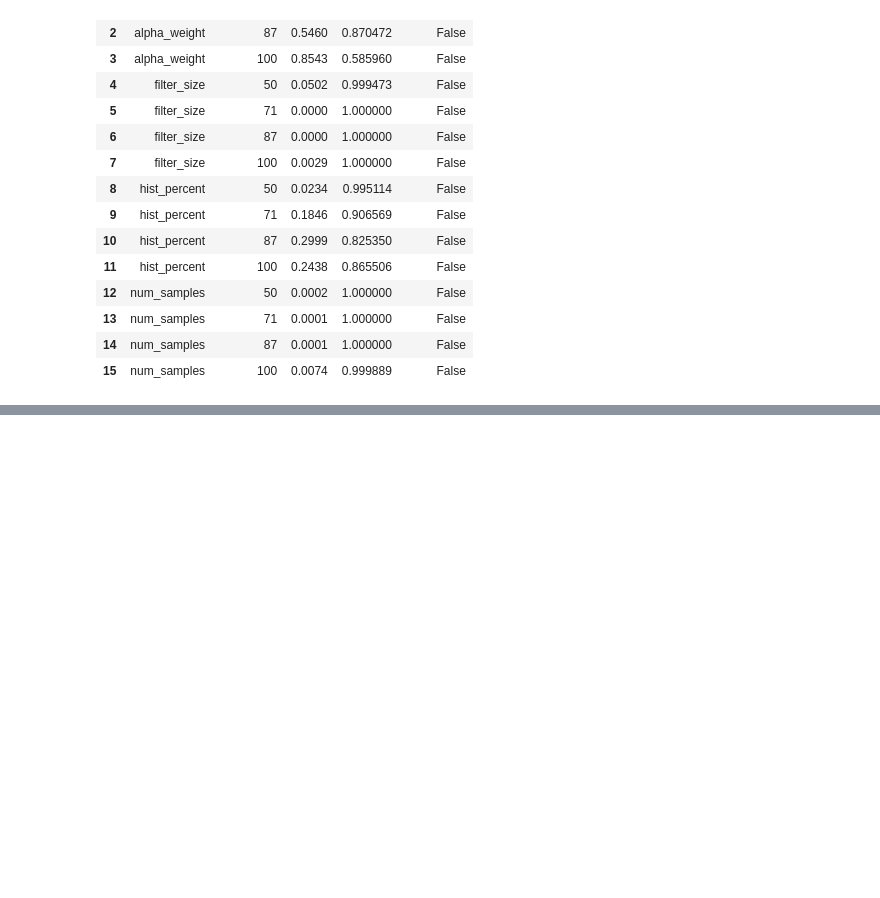
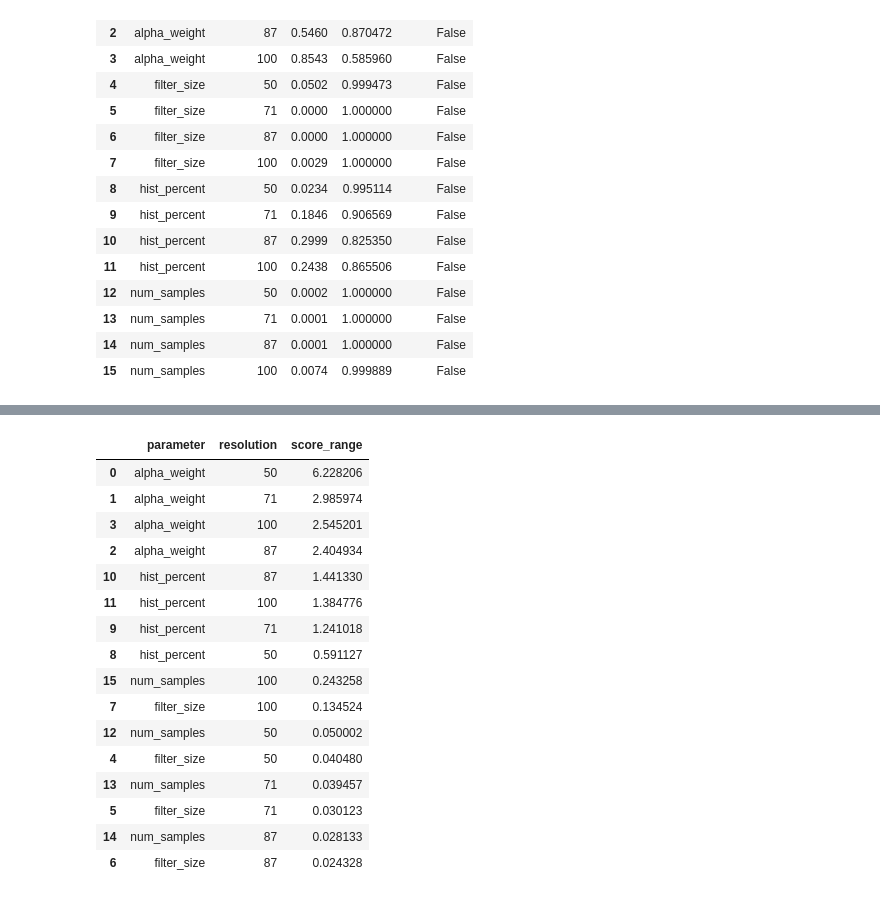
Before and after one commit to mariabeatrizsilva/PerceptualTAA, a Jupyter notebook: plots_for_paper.ipynb, the cells around one changed output, grey strips where cells are left out. Saved outputs shown, nothing was run; the diff lists cells and outputs as text; code cells hidden in the pictures; blank space fills up the shorter version.

```diff
--- a/plots_for_paper.ipynb
+++ b/plots_for_paper.ipynb
@@ -198,3 +218,9 @@ anova_df
 | 13 | num_samples | 71 | 0.0001 | 1.000000 | False |
 | 14 | num_samples | 87 | 0.0001 | 1.000000 | False |
 | 15 | num_samples | 100 | 0.0074 | 0.999889 | False |
+# %%
+# Setup plot color & orders (for consistency)
+res_order = ['100%', '87%', '71%', '50%']
+res_colors = [ '#2a7db5', '#2ca05a', '#e07b3d', '#d4504a']
+
+color_scale = alt.Scale(domain=res_order, range=res_colors)
@@ -230,0 +370,30 @@ alt.vconcat(*[alt.hconcat(*charts[:2]), alt.hconcat(*charts[2:])]).resolve_scale
+# %%
+agg = df.groupby(['parameter', 'resolution', 'value'])['score_centered'].agg(['mean', 'std', 'count']).reset_index()
+agg['ci95'] = 1.96 * (agg['std'] / np.sqrt(agg['count']))
+agg['resolution'] = agg['resolution'].astype(str) + '%'
+
+# Compute global y domain
+y_min = (agg['mean'] - agg['ci95']).min()
+y_max = (agg['mean'] + agg['ci95']).max()
+y_scale = alt.Scale(domain=[y_min, y_max])
+
+charts = []
+for param in PARAMS:
+    sub = agg[agg['parameter'] == param]
+    band = alt.Chart(sub).mark_errorband(opacity=0.2).encode(
+        x=alt.X('value:Q', title=param),
+        y=alt.Y('mean:Q', title='Mean Centered CGVQM', scale=y_scale),
+        yError='ci95:Q',
+        color=alt.Color('resolution:N', title='Base Resolution', scale=color_scale, sort=res_order)
+    )
+    line = alt.Chart(sub).mark_line(point=True).encode(
+        x=alt.X('value:Q', title=param),
+        y=alt.Y('mean:Q', scale=y_scale),
+        color=alt.Color('resolution:N', title='Base Resolution', scale=color_scale, sort=res_order),
+        tooltip=['resolution', 'value', alt.Tooltip('mean:Q', format='.3f'), alt.Tooltip('ci95:Q', format='.3f')]
+    )
+    charts.append((band + line).properties(title=f'{param}', width=280, height=200))
+
+alt.hconcat(*charts).resolve_scale(color='shared', x='independent').properties(
+    title='TAA Parameter Response Curves (mean-centered CGVQM)'
+)
@@ -230,0 +584,20 @@ alt.vconcat(*[alt.hconcat(*charts[:2]), alt.hconcat(*charts[2:])]).resolve_scale
+# %%
+range_df.sort_values('score_range', ascending=False)
+# %% [output]
+|  | parameter | resolution | score_range |
+| 0 | alpha_weight | 50 | 6.228206 |
+| 1 | alpha_weight | 71 | 2.985974 |
+| 3 | alpha_weight | 100 | 2.545201 |
+| 2 | alpha_weight | 87 | 2.404934 |
+| 10 | hist_percent | 87 | 1.441330 |
+| 11 | hist_percent | 100 | 1.384776 |
+| 9 | hist_percent | 71 | 1.241018 |
+| 8 | hist_percent | 50 | 0.591127 |
+| 15 | num_samples | 100 | 0.243258 |
+| 7 | filter_size | 100 | 0.134524 |
+| 12 | num_samples | 50 | 0.050002 |
+| 4 | filter_size | 50 | 0.040480 |
+| 13 | num_samples | 71 | 0.039457 |
+| 5 | filter_size | 71 | 0.030123 |
+| 14 | num_samples | 87 | 0.028133 |
+| 6 | filter_size | 87 | 0.024328 |
```
Also changed, not shown: parts of 13 cells of this notebook.
